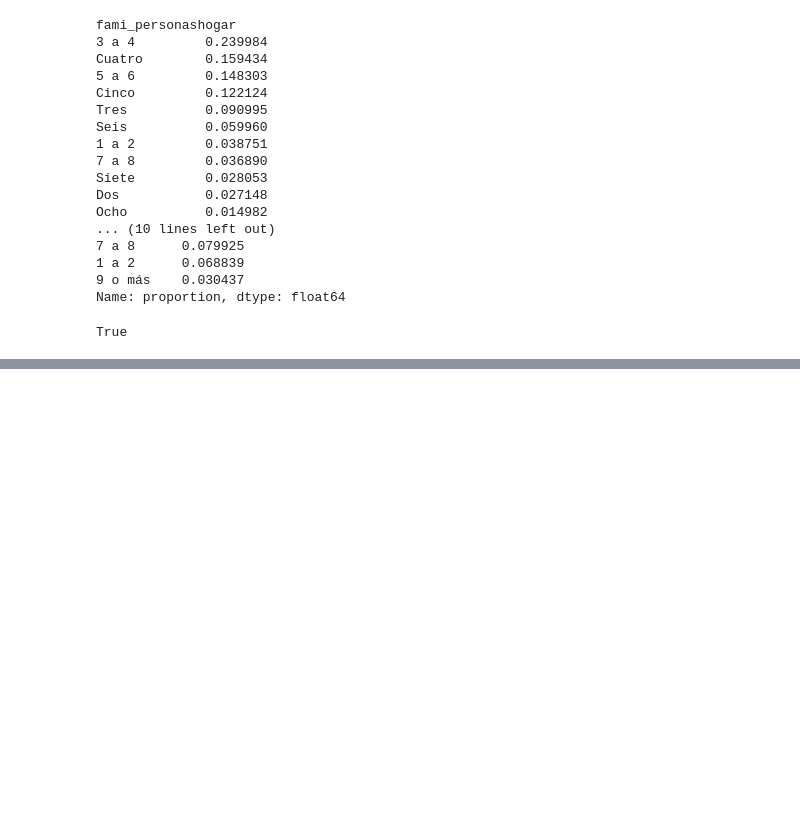
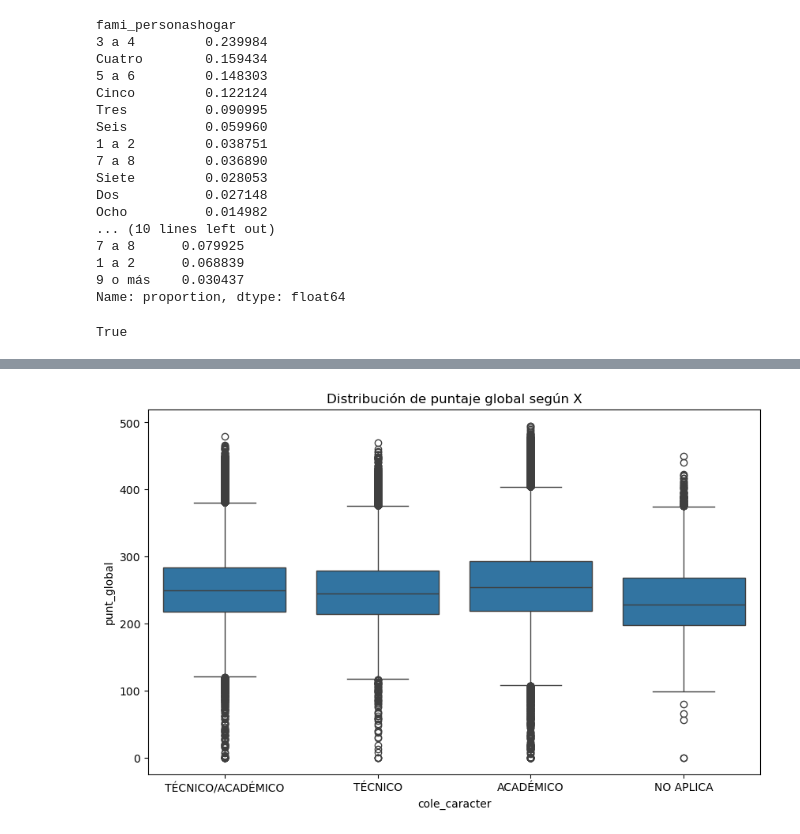
Before and after one commit to dnaranjoc/Proyecto_ICFES_Despliegue_2025, a Jupyter notebook: pruebas_saber_exploracion_limpieza.ipynb, the cells around one changed output, grey strips where cells are left out. Cells and saved outputs as stored; diff of their text form; code cells hidden in the pictures; blank space fills up the shorter version.

```diff
--- a/pruebas_saber_exploracion_limpieza.ipynb
+++ b/pruebas_saber_exploracion_limpieza.ipynb
@@ -1047,0 +875,7 @@ saber11_df.columns.tolist()
+# %%
+plt.figure(figsize=(10,6))
+sb.boxplot(x='cole_caracter', y='punt_global', data=saber11_df)
+plt.title('Distribución de puntaje global según X')
+plt.show()
+# %% [output]
+[figure, added]
```
Also changed, not shown: parts of 39 cells of this notebook.
